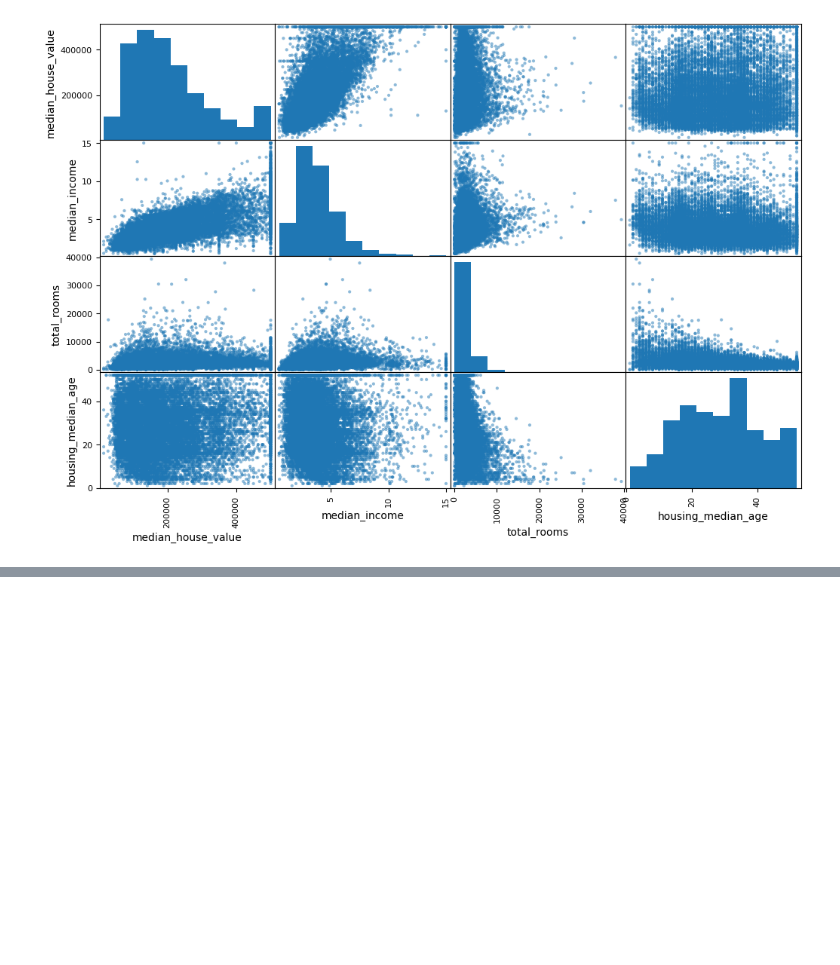
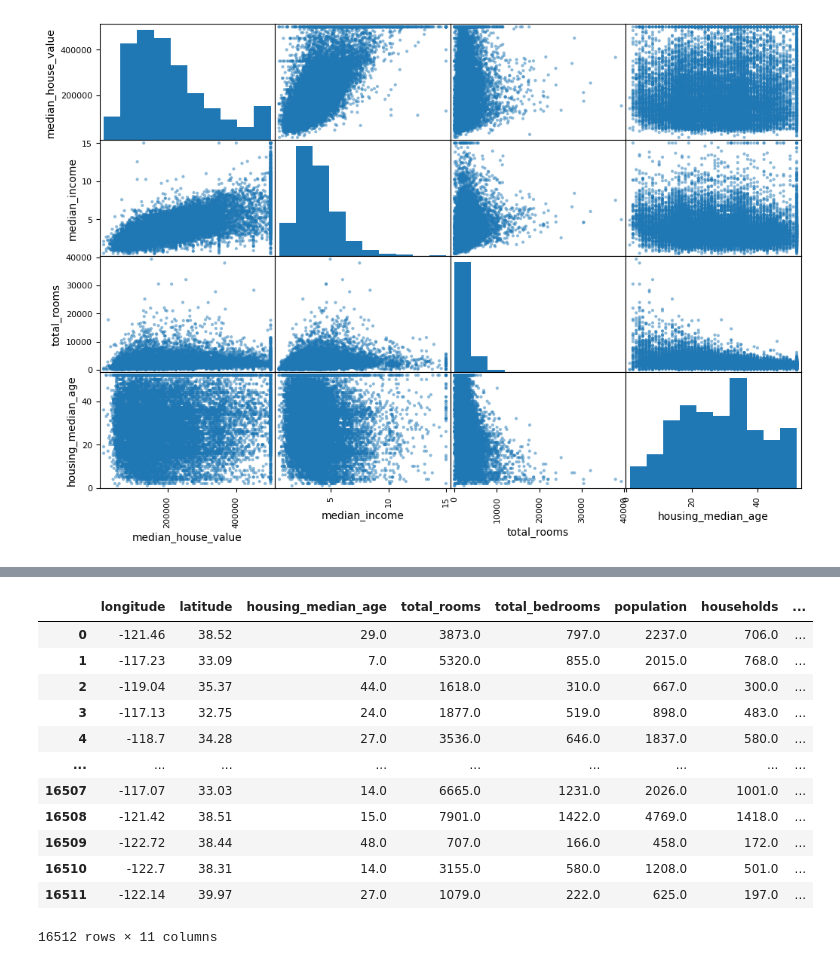
Before and after one commit to MatzkinGurza/MLStudies_Regression_Repo, a Jupyter notebook: Cap2Regressor.ipynb, the cells around one changed output, grey strips where cells are left out. Drawn from its saved outputs; the diff is of its cells as text; code cells hidden in the pictures; blank space fills up the shorter version.

```diff
--- a/Cap2Regressor.ipynb
+++ b/Cap2Regressor.ipynb
@@ -208,0 +247,4 @@ plt.show()
+# %%
+X = imputer.transform(housing.select_dtypes('number'))
+housing_tr = pd.DataFrame(X, columns=housing.select_dtypes('number').columns,
+                          index=housing.index)
@@ -208,0 +276,4 @@ plt.show()
+# %%
+from sklearn.base import BaseEstimator, TransformerMixin
+
+rooms_ix, bedrooms_ix, population_ix, households_ix = 3,4,5,6 #represents the position of each referred column in the data frame
@@ -208,0 +289,14 @@ plt.show()
+# %%
+class CombinedAttributesAdder(BaseEstimator, TransformerMixin):
+    def __init__(self, add_bedrooms_per_room  = True):
+        self.add_bedrooms_per_room=add_bedrooms_per_room
+    def fit(self, X, y=None):
+        return self #não precisa fazer mais nada, apenas ter o fit
+    def transform(self, X, y=None): #X is supposed to be a numpy array
+        rooms_per_household = X[:, rooms_ix] / X[:,households_ix] #sintax used for numpy array to select all rows from given column index
+        population_per_household = X[:, population_ix] / X[:,households_ix]
+        if self.add_bedrooms_per_room:
+            bedrooms_per_room = X[:,bedrooms_ix ] / X[:,rooms_ix]
+            return np.c_[X, rooms_per_household, population_per_household, bedrooms_per_room]
+        else:
+            return np.c_[X, rooms_per_household, population_per_household]
@@ -208,0 +313,3 @@ plt.show()
+# %%
+attr_adder = CombinedAttributesAdder(add_bedrooms_per_room=False)
+housing_extra_attribs = attr_adder.transform(housing.values)
@@ -208,0 +330,17 @@ plt.show()
+# %%
+housing_combined = pd.DataFrame(housing_extra_attribs, columns=housing.columns.tolist()+["rooms_per_household", "population_per_household"])
+housing_combined
+# %% [output]
+|  | longitude | latitude | housing_median_age | total_rooms | total_bedrooms | population | households | ... |
+| 0 | -121.46 | 38.52 | 29.0 | 3873.0 | 797.0 | 2237.0 | 706.0 | ... |
+| 1 | -117.23 | 33.09 | 7.0 | 5320.0 | 855.0 | 2015.0 | 768.0 | ... |
+| 2 | -119.04 | 35.37 | 44.0 | 1618.0 | 310.0 | 667.0 | 300.0 | ... |
+| 3 | -117.13 | 32.75 | 24.0 | 1877.0 | 519.0 | 898.0 | 483.0 | ... |
+| 4 | -118.7 | 34.28 | 27.0 | 3536.0 | 646.0 | 1837.0 | 580.0 | ... |
+| ... | ... | ... | ... | ... | ... | ... | ... | ... |
+| 16507 | -117.07 | 33.03 | 14.0 | 6665.0 | 1231.0 | 2026.0 | 1001.0 | ... |
+| 16508 | -121.42 | 38.51 | 15.0 | 7901.0 | 1422.0 | 4769.0 | 1418.0 | ... |
+| 16509 | -122.72 | 38.44 | 48.0 | 707.0 | 166.0 | 458.0 | 172.0 | ... |
+| 16510 | -122.7 | 38.31 | 14.0 | 3155.0 | 580.0 | 1208.0 | 501.0 | ... |
+| 16511 | -122.14 | 39.97 | 27.0 | 1079.0 | 222.0 | 625.0 | 197.0 | ... |
+16512 rows × 11 columns
```
Also changed, not shown: parts of 15 cells of this notebook.
